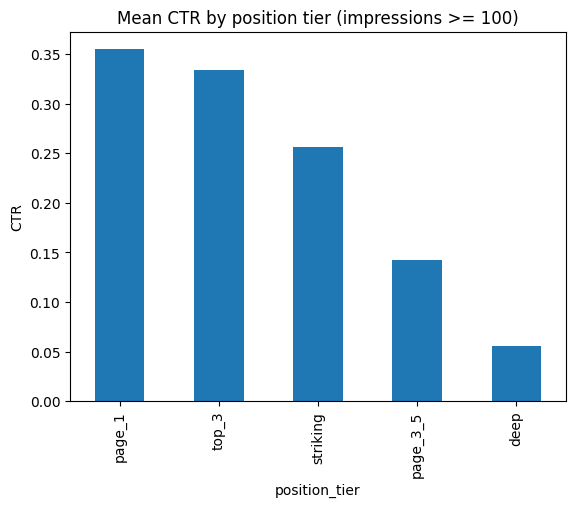
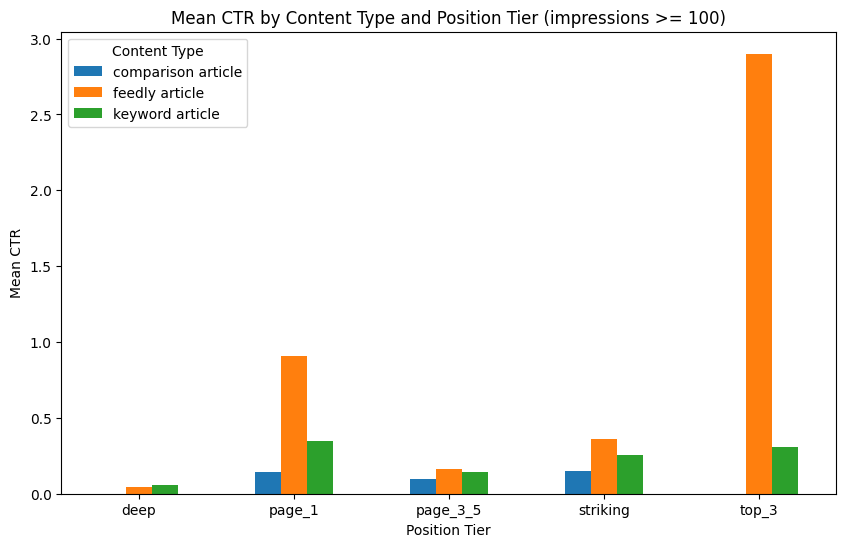
Unified diff of the notebook cell whose output changed from the first chart to the second:
--- before
+++ after
@@ -1,6 +1,18 @@
-# Discovery B
-# The correlation did not change.
+import matplotlib.pyplot as plt
 visible = df[df["impressions_90d"] >= 100]
-ctr_by_pos = visible.groupby("position_tier")["ctr"].mean().sort_values(ascending=False)
-print(ctr_by_pos.round(4).to_string())
-ctr_by_pos.plot(kind="bar", title="Mean CTR by position tier (impressions >= 100)", ylabel="CTR");
+#Group by BOTH position_tier and content_type, then calculate the mean CTR
+grouped_ctr = visible.groupby(["position_tier", "content_type"])["ctr"].mean().reset_index()
+#Get the index of the worst (minimum) CTR for each position tier
+worst_ctr_idx = grouped_ctr.groupby("position_tier")["ctr"].idxmin()
+worst_ctr_by_tier = grouped_ctr.loc[worst_ctr_idx]
+print("--- Worst Content Type Per Position Tier ---")
+print(worst_ctr_by_tier.to_string(index=False))
+
+pivot_df = grouped_ctr.pivot(index="position_tier", columns="content_type", values="ctr")
+pivot_df.plot(kind="bar", figsize=(10, 6))
+plt.title("Mean CTR by Content Type and Position Tier (impressions >= 100)")
+plt.ylabel("Mean CTR")
+plt.xlabel("Position Tier")
+plt.xticks(rotation=0)
+plt.legend(title="Content Type")
+plt.show()

Commit: Created using Colab